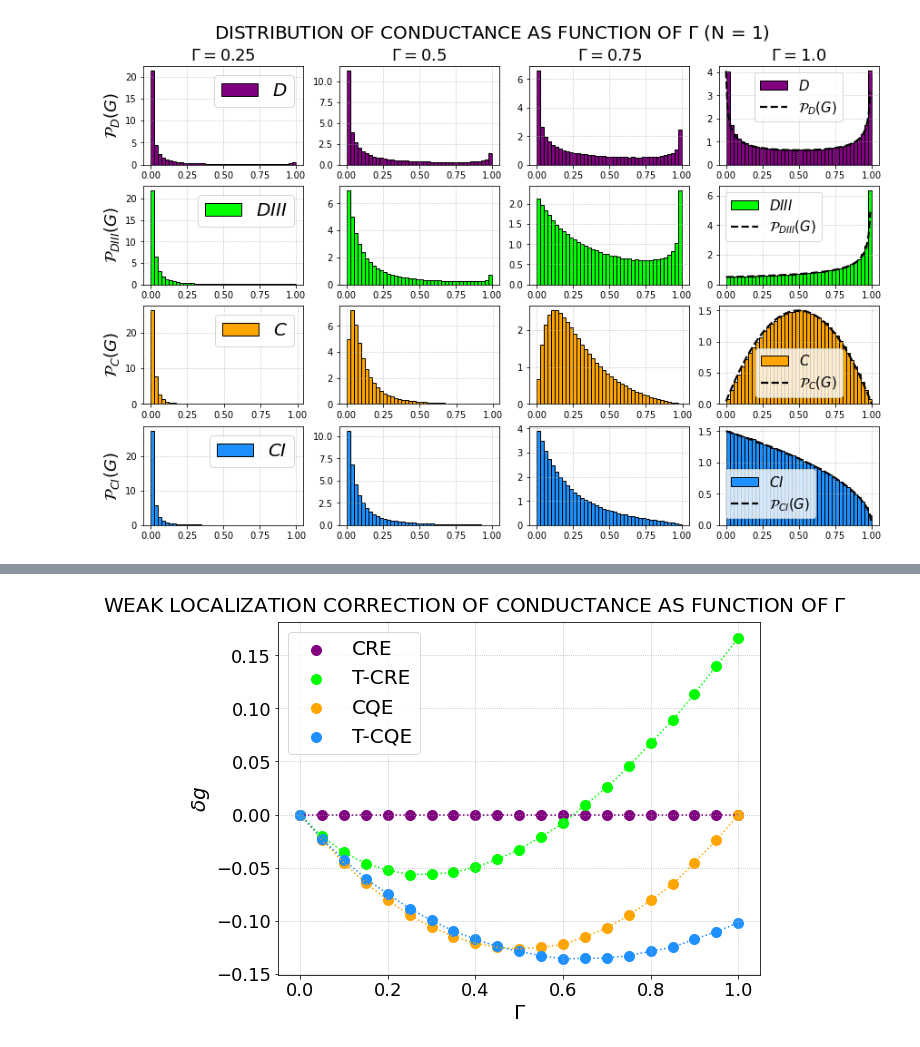
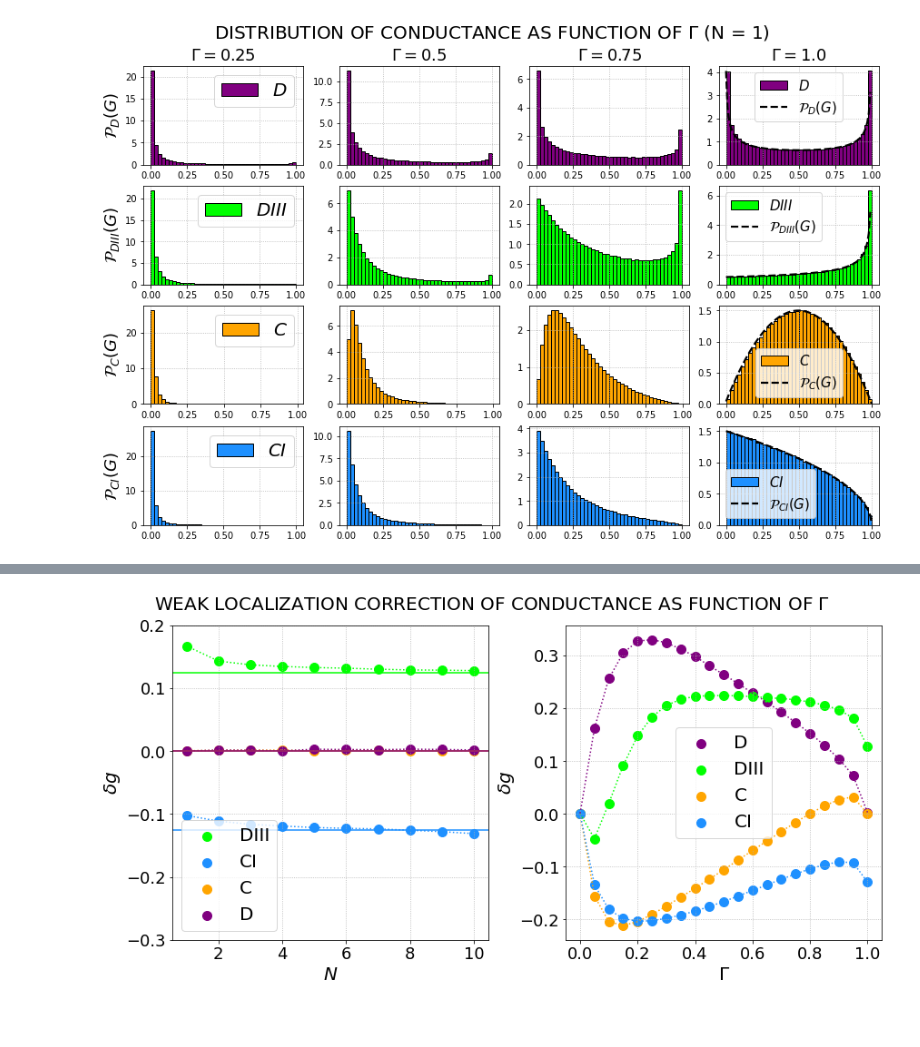
Before and after one commit to Rafffaelb/Andreev_Billiard, a Jupyter notebook: Altland-Zirnbauer/Data_Analysis/Andreev_Conductance_ShotNoise.ipynb, the cells around one changed output, grey strips where cells are left out. Drawn from its saved outputs; the diff is of its cells as text; code cells hidden in the pictures; blank space fills up the shorter version.

```diff
--- a/Altland-Zirnbauer/Data_Analysis/Andreev_Conductance_ShotNoise.ipynb
+++ b/Altland-Zirnbauer/Data_Analysis/Andreev_Conductance_ShotNoise.ipynb
@@ -969,30 +1018,30 @@ for i in range(0,2):
 
         if (i == 0) and (j == 0):
             axs[0,0].set_title('N = 1', fontsize = 20)
-            axs[0,0].set_ylabel(r'$var(G)$', fontsize = 20)
+            axs[0,0].set_ylabel(r'$var(g)$', fontsize = 20)
 
-            variable_D = varG_D_1; variable_DIII = varG_DIII_1; variable_C = varG_C_1; variable_CI = varG_CI_1
+            variable_D = 4*varG_D_1; variable_DIII = 4*varG_DIII_1; variable_C = 4*varG_C_1; variable_CI = 4*varG_CI_1
 
         else:
             if (i == 1) and (j == 0):
 
                 axs[1,0].set_title('N = 3', fontsize = 20)
-                axs[1,0].set_ylabel(r'$var(G)$', fontsize = 20)
+                axs[1,0].set_ylabel(r'$var(g)$', fontsize = 20)
 
-                variable_D = varG_D_3; variable_DIII = varG_DIII_3; variable_C = varG_C_3; variable_CI = varG_CI_3
+                variable_D = 4*varG_D_3; variable_DIII = 4*varG_DIII_3; variable_C = 4*varG_C_3; variable_CI = 4*varG_CI_3
 
             else:
                 if (i == 0) and (j == 1):
 
                     axs[0,1].set_title('N = 2', fontsize = 20)
 
-                    variable_D = varG_D_2; variable_DIII = varG_DIII_2; variable_C = varG_C_2; variable_CI = varG_CI_2
+                    variable_D = 4*varG_D_2; variable_DIII = 4*varG_DIII_2; variable_C = 4*varG_C_2; variable_CI = 4*varG_CI_2
 
                 else:
                     if (i == 1) and (j == 1):
                         axs[1,1].set_title('N = 10', fontsize = 20)
 
-                        variable_D = varG_D_10; variable_DIII = varG_DIII_10; variable_C = varG_C_10; variable_CI = varG_CI_10
+                        variable_D = 4*varG_D_10; variable_DIII = 4*varG_DIII_10; variable_C = 4*varG_C_10; variable_CI = 4*varG_CI_10
 
         for k in range(0,len(meanG_D_1)):
             axs[i,j].scatter((k)/20, variable_D[k], s = 100, color = 'purple', alpha = 1)
@@ -1046,7 +1095,7 @@ varP_CI_10 = np.var(P_CI_Gamma_N10, axis = 0)
 # %%
 fig, axs = plt.subplots(2,2, figsize = (15,12), constrained_layout = True)
 
-fig.suptitle(r'VARIANCE OF POWER SHOT NOISE AS FUNCTION OF $\Gamma$ FOR DIFFERENT VALUES OF N', fontsize = 20)
+fig.suptitle(r'VARIANCE OF SHOT NOISE POWER AS FUNCTION OF $\Gamma$ FOR DIFFERENT VALUES OF N', fontsize = 20)
 
 N = 1
 
@@ -1055,7 +1104,7 @@ for i in range(0,2):
 
         if (i == 0) and (j == 0):
             axs[0,0].set_title('N = 1', fontsize = 20)
-            axs[0,0].set_ylabel(r'$var(P)$', fontsize = 20)
+            axs[0,0].set_ylabel(r'$var(s)$', fontsize = 20)
 
             variable_D = varP_D_1; variable_DIII = varP_DIII_1; variable_C = varP_C_1; variable_CI = varP_CI_1
 
@@ -1063,7 +1112,7 @@ for i in range(0,2):
             if (i == 1) and (j == 0):
 
                 axs[1,0].set_title('N = 3', fontsize = 20)
-                axs[1,0].set_ylabel(r'$var(P)$', fontsize = 20)
+                axs[1,0].set_ylabel(r'$var(s)$', fontsize = 20)
 
                 variable_D = varP_D_3; variable_DIII = varP_DIII_3; variable_C = varP_C_3; variable_CI = varP_CI_3
 
@@ -1208,23 +1257,56 @@ meanG_U_1 = [4.42276345e-05, 1.74688624e-02, 3.51545366e-02, 5.40983579e-02, 7.2
  2.59490636e-01, 2.86536809e-01, 3.14402916e-01, 3.41832668e-01, 3.72930074e-01, 4.03574574e-01, 4.35441335e-01, 4.67392390e-01,
  4.98967446e-01]
 # %%
-fig, axs = plt.subplots(1,1, figsize = (8,6), constrained_layout = True)
+Gamma_variable = [(i/20) for i in range(0,21)]
+meanG_D_10_new = [(10*Gamma_variable[i])/2 for i in range(0,21)]
+
+meanG_U = [(i+1)/2 for i in range(10)]
+
+fig, axs = plt.subplots(1,2, figsize = (12,6), constrained_layout = True)
 
 fig.suptitle(r'WEAK LOCALIZATION CORRECTION OF CONDUCTANCE AS FUNCTION OF $\Gamma$', fontsize = 20)
 
-axs.plot([(i/20) for i in range(0,21)], (meanG_D_1 - meanG_D_1), color = 'purple', linestyle = ':', alpha = 1)
-axs.plot([(i/20) for i in range(0,21)], (meanG_DIII_1 - meanG_D_1), color = 'lime', linestyle = ':', alpha = 1)
-axs.plot([(i/20) for i in range(0,21)], (meanG_C_1 - meanG_D_1), color = 'orange', linestyle = ':', alpha = 1)
-axs.plot([(i/20) for i in range(0,21)], (meanG_CI_1 - meanG_D_1), color = 'dodgerblue', linestyle = ':', alpha = 1)
+axs[0].plot([i for i in range(1,11)], (meanG_DIII - meanG_U), color = 'lime', linestyle = ':', alpha = 1)
+axs[0].plot([i for i in range(1,11)], (meanG_CI - meanG_U), color = 'dodgerblue', linestyle = ':', alpha = 1)
+axs[0].plot([i for i in range(1,11)], (meanG_C - meanG_U), color = 'orange', linestyle = ':', alpha = 1)
+axs[0].plot([i for i in range(1,11)], (meanG_D - meanG_U), color = 'purple', linestyle = ':', alpha = 1)
 
-axs.scatter([(i/20) for i in range(0,21)], (meanG_D_1 - meanG_D_1), label = 'CRE', s = 100, color = 'purple', alpha = 1)
-axs.scatter([(i/20) for i in range(0,21)], (meanG_DIII_1 - meanG_D_1), label = 'T-CRE' , s = 100, color = 'lime', alpha = 1)
-axs.scatter([(i/20) for i in range(0,21)], (meanG_C_1 - meanG_D_1), label = 'CQE', s = 100, color = 'orange', alpha = 1)
-axs.scatter([(i/20) for i in range(0,21)], (meanG_CI_1 - meanG_D_1), label = 'T-CQE', s = 100, color = 'dodgerblue', alpha = 1)
+axs[0].scatter([i for i in range(1,11)], (meanG_DIII - meanG_U), label = r'DIII' , s = 100, color = 'lime', alpha = 1)
+axs[0].scatter([i for i in range(1,11)], (meanG_CI - meanG_U), label = r'CI', s = 100, color = 'dodgerblue', alpha = 1)
+axs[0].scatter([i for i in range(1,11)], (meanG_C - meanG_U), label = r'C', s = 100, color = 'orange', alpha = 1)
+axs[0].scatter([i for i in range(1,11)], (meanG_D - meanG_U), label = r'D', s = 100, color = 'purple', alpha = 1)
 
-axs.set_xlabel(r'$\Gamma$', fontsize = 20)
-axs.tick_params(axis = 'both', which = 'major', labelsize = 18)
-axs.set_ylabel(r'$\delta g$', fontsize = 20)
-axs.grid(linestyle=':')
-axs.legend(loc = "best", fontsize = 20)
+axs[0].set_xlabel('N', fontsize = 20)
+axs[0].tick_params(axis = 'both', which = 'major', labelsize = 18)
+axs[0].set_ylabel(r'$\delta g$', fontsize = 20)
+axs[0].grid(linestyle=':')
+axs[0].legend(loc = "lower left", fontsize = 20)
+
+axs[0].axhline(y=-1/8, color='dodgerblue', linestyle='-')
+axs[0].axhline(y=0, color='orange', linestyle='-')
+axs[0].axhline(y=0, color='purple', linestyle='-')
+axs[0].axhline(y=1/8, color='lime', linestyle='-')
+
+axs[0].set_ylim([-0.3, 0.2])
+axs[0].set_xlabel(r'$N$', fontsize = 20)
+
+axs[1].plot([(i/20) for i in range(0,21)], (meanG_D_10 - meanG_D_10_new), color = 'purple', linestyle = ':', alpha = 1)
+axs[1].plot([(i/20) for i in range(0,21)], (meanG_DIII_10 - meanG_D_10_new), color = 'lime', linestyle = ':', alpha = 1)
+axs[1].plot([(i/20) for i in range(0,21)], (meanG_C_10 - meanG_D_10_new), color = 'orange', linestyle = ':', alpha = 1)
+axs[1].plot([(i/20) for i in range(0,21)], (meanG_CI_10 - meanG_D_10_new), color = 'dodgerblue', linestyle = ':', alpha = 1)
+
+axs[1].scatter([(i/20) for i in range(0,21)], (meanG_D_10 - meanG_D_10_new), label = 'D', s = 100, color = 'purple', alpha = 1)
+axs[1].scatter([(i/20) for i in range(0,21)], (meanG_DIII_10 - meanG_D_10_new), label = 'DIII' , s = 100, color = 'lime', alpha = 1)
+axs[1].scatter([(i/20) for i in range(0,21)], (meanG_C_10 - meanG_D_10_new), label = 'C', s = 100, color = 'orange', alpha = 1)
+axs[1].scatter([(i/20) for i in range(0,21)], (meanG_CI_10 - meanG_D_10_new), label = 'CI', s = 100, color = 'dodgerblue', alpha = 1)
+
+
+axs[1].legend(loc = "best", fontsize = 20)
+
+axs[1].set_xlabel(r'$\Gamma$', fontsize = 20)
+
+for i in range(2):
+    axs[i].set_ylabel(r'$\delta g$', fontsize = 20)
+    axs[i].tick_params(axis = 'both', which = 'major', labelsize = 18)
+    axs[i].grid(linestyle=':')
 # %% [output]
@@ -1232 +1313 @@ axs.legend(loc = "best", fontsize = 20)
-[figure, old version]
+[figure, new version]
```
Also changed, not shown: parts of 15 cells of this notebook, 5 other files.
